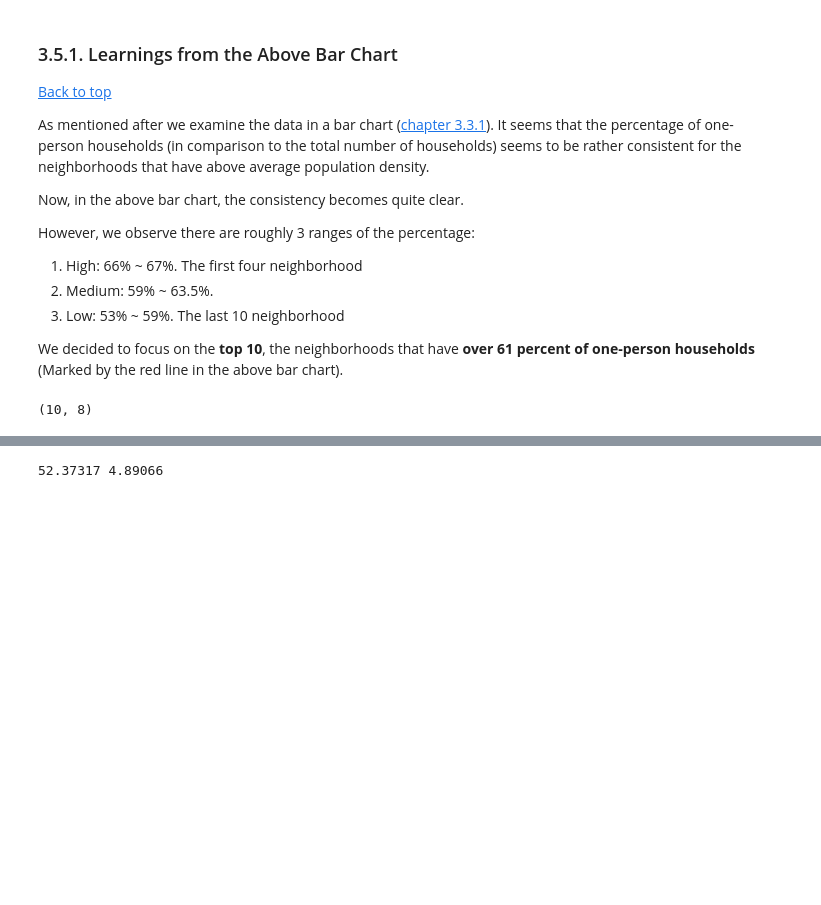
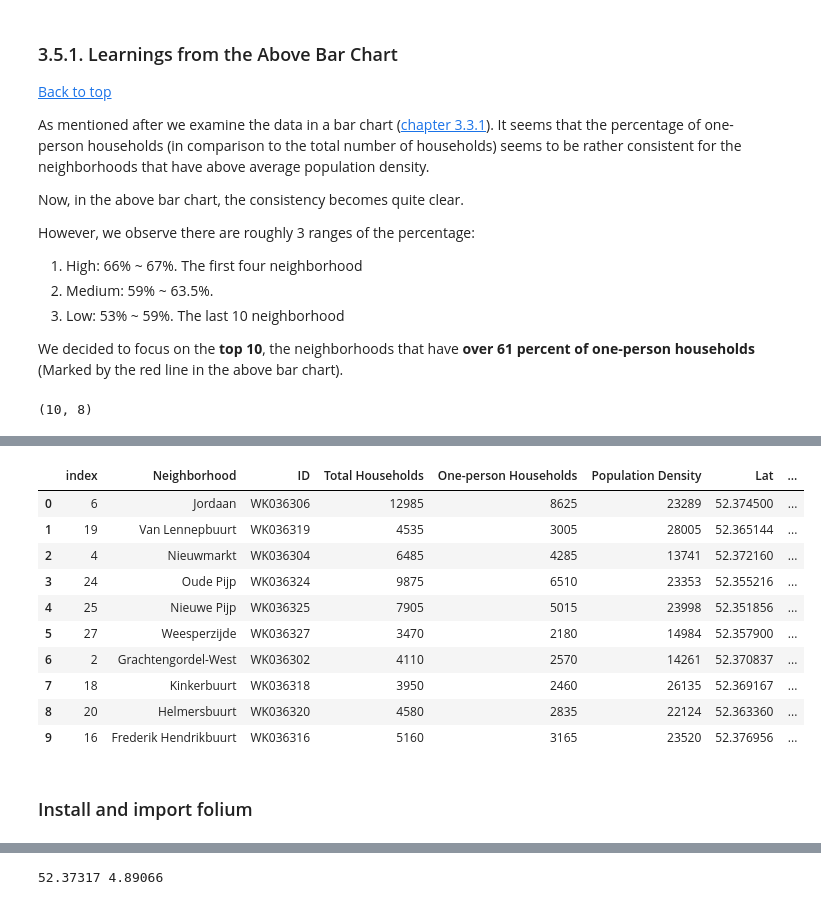
Before and after one commit to xding78/Sharing, a Jupyter notebook: RestaurantQuest_TomTomAPI_Full.ipynb, the cells around one changed output, grey strips where cells are left out. Saved outputs shown, nothing was run; the diff lists cells and outputs as text; code cells hidden in the pictures; blank space fills up the shorter version.

```diff
--- a/RestaurantQuest_TomTomAPI_Full.ipynb
+++ b/RestaurantQuest_TomTomAPI_Full.ipynb
@@ -354,3 +352,19 @@ df.shape
+# %%
+df
+# %% [output]
+|  | index | Neighborhood | ID | Total Households | One-person Households | Population Density | Lat | ... |
+| 0 | 6 | Jordaan | WK036306 | 12985 | 8625 | 23289 | 52.374500 | ... |
+| 1 | 19 | Van Lennepbuurt | WK036319 | 4535 | 3005 | 28005 | 52.365144 | ... |
+| 2 | 4 | Nieuwmarkt | WK036304 | 6485 | 4285 | 13741 | 52.372160 | ... |
+| 3 | 24 | Oude Pijp | WK036324 | 9875 | 6510 | 23353 | 52.355216 | ... |
+| 4 | 25 | Nieuwe Pijp | WK036325 | 7905 | 5015 | 23998 | 52.351856 | ... |
+| 5 | 27 | Weesperzijde | WK036327 | 3470 | 2180 | 14984 | 52.357900 | ... |
+| 6 | 2 | Grachtengordel-West | WK036302 | 4110 | 2570 | 14261 | 52.370837 | ... |
+| 7 | 18 | Kinkerbuurt | WK036318 | 3950 | 2460 | 26135 | 52.369167 | ... |
+| 8 | 20 | Helmersbuurt | WK036320 | 4580 | 2835 | 22124 | 52.363360 | ... |
+| 9 | 16 | Frederik Hendrikbuurt | WK036316 | 5160 | 3165 | 23520 | 52.376956 | ... |
+# %% [markdown]
+### Install and import folium
 # %%
 #!conda install -c conda-forge folium=0.5.0 --yes #install folium
 import folium # map rendering library
```
Also changed, not shown: parts of 99 cells of this notebook.
